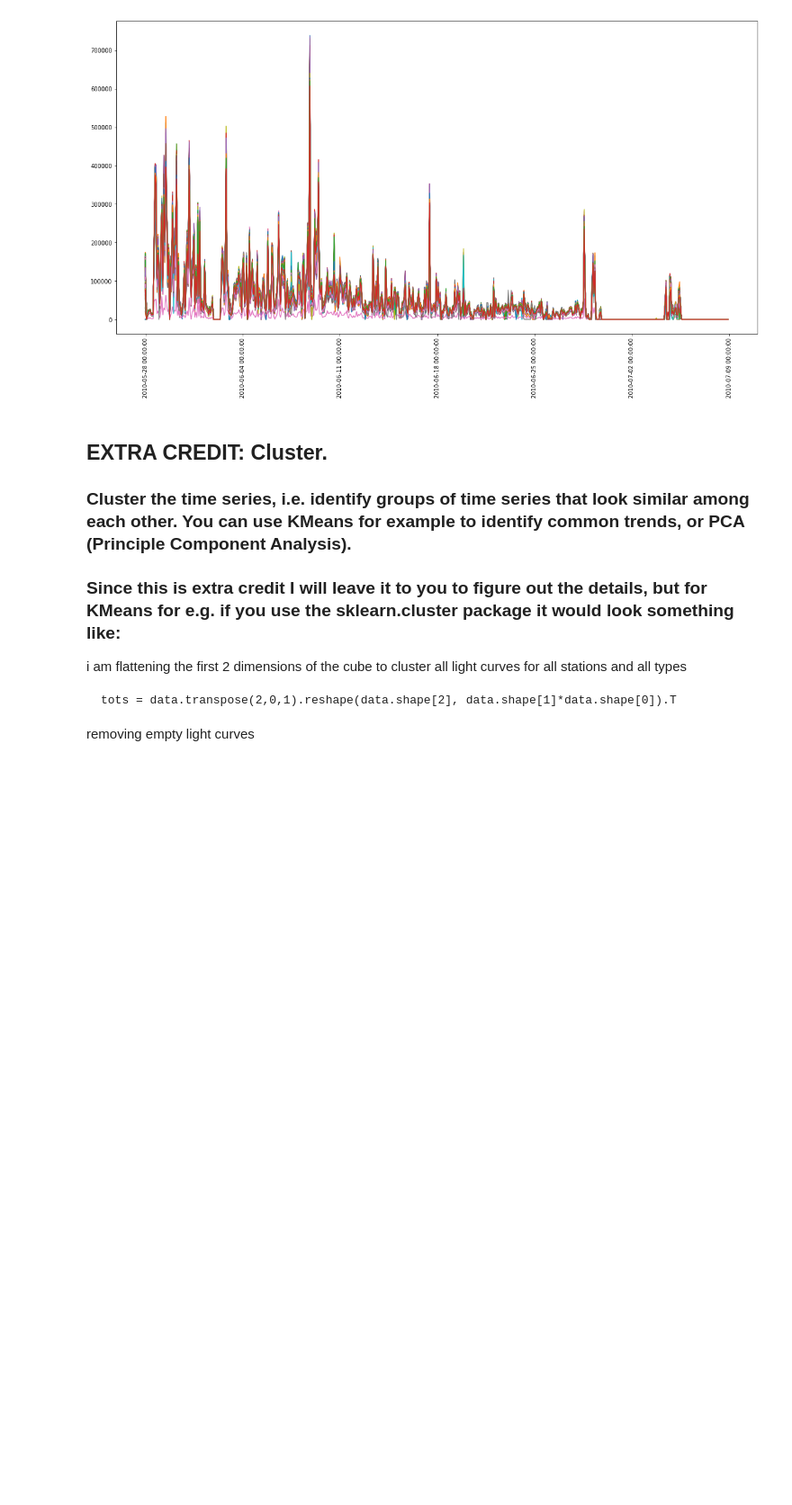
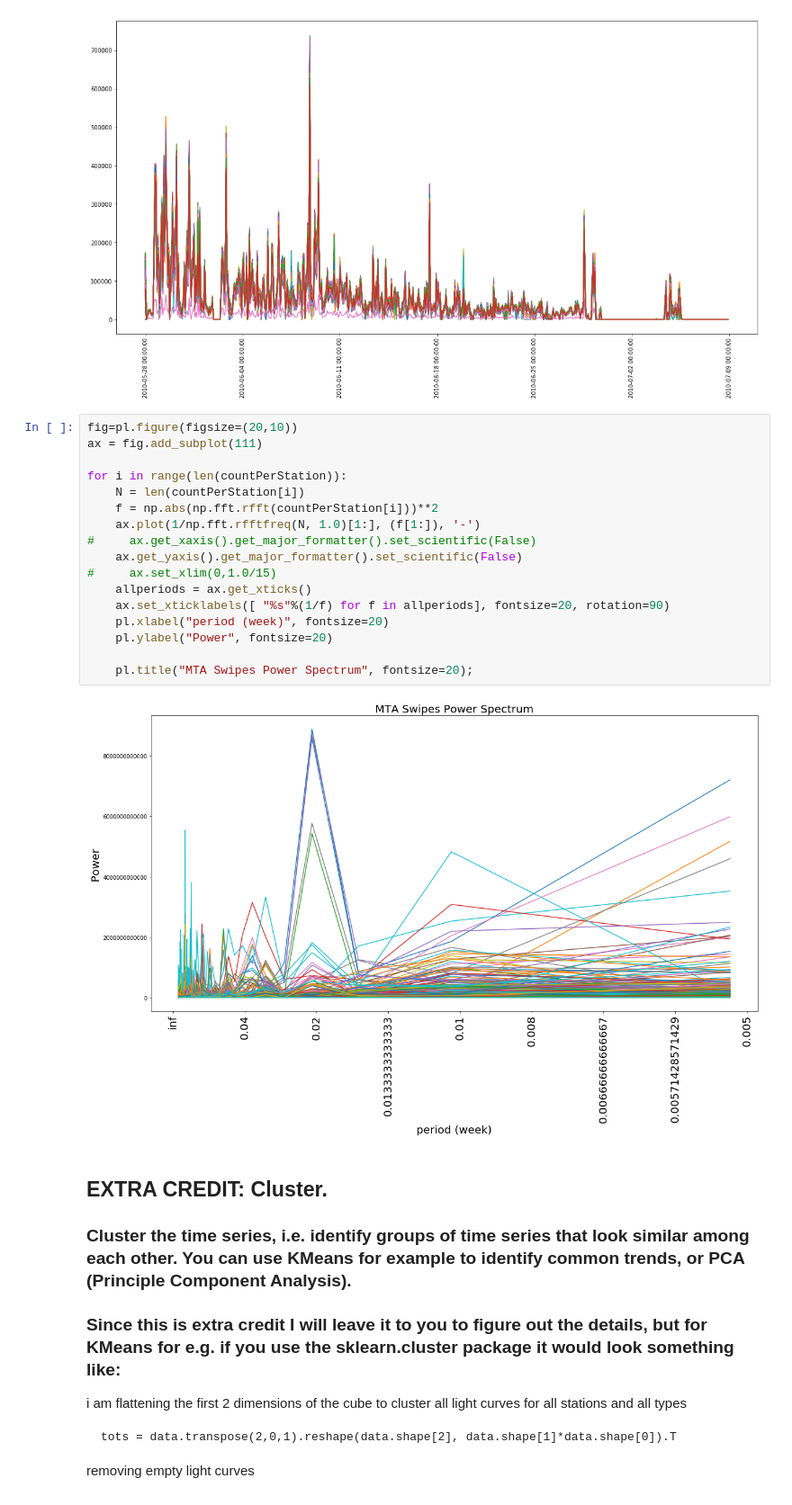
Before and after one commit to qiuyliu/PUI2017_uc288, a Jupyter notebook: HW10_uc288/HW10_Subway_TimeSeries.ipynb, the cells around one changed output. Shown at 90% size. Cells and saved outputs as stored; diff of their text form; blank space fills up the shorter version.

```diff
--- a/HW10_uc288/HW10_Subway_TimeSeries.ipynb
+++ b/HW10_uc288/HW10_Subway_TimeSeries.ipynb
@@ -258,6 +258,25 @@ ax.plot(countPerStation, '-')
 ax.set_xticklabels(dates, rotation=90);
 # %% [output]
 [figure]
+# %%
+fig=pl.figure(figsize=(20,10))
+ax = fig.add_subplot(111)
+
+for i in range(len(countPerStation)):
+    N = len(countPerStation[i])
+    f = np.abs(np.fft.rfft(countPerStation[i]))**2
+    ax.plot(1/np.fft.rfftfreq(N, 1.0)[1:], (f[1:]), '-')
+#     ax.get_xaxis().get_major_formatter().set_scientific(False)
+    ax.get_yaxis().get_major_formatter().set_scientific(False)
+#     ax.set_xlim(0,1.0/15)
+    allperiods = ax.get_xticks()
+    ax.set_xticklabels([ "%s"%(1/f) for f in allperiods], fontsize=20, rotation=90)
+    pl.xlabel("period (week)", fontsize=20)
+    pl.ylabel("Power", fontsize=20)
+
+    pl.title("MTA Swipes Power Spectrum", fontsize=20);
+# %% [output]
+[figure, added]
 # %% [markdown]
 ## EXTRA CREDIT: Cluster.
 ### Cluster the time series, i.e. identify groups of time series that look similar among each other. You can use KMeans for example to identify common trends, or PCA (Principle Component Analysis).
```
